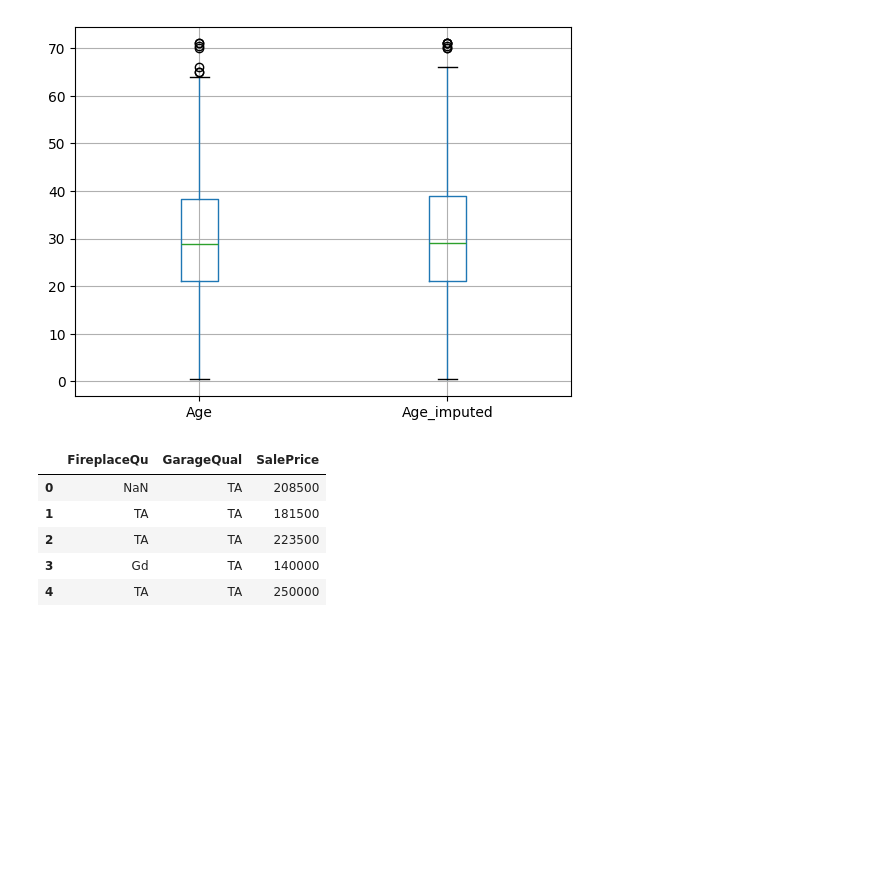
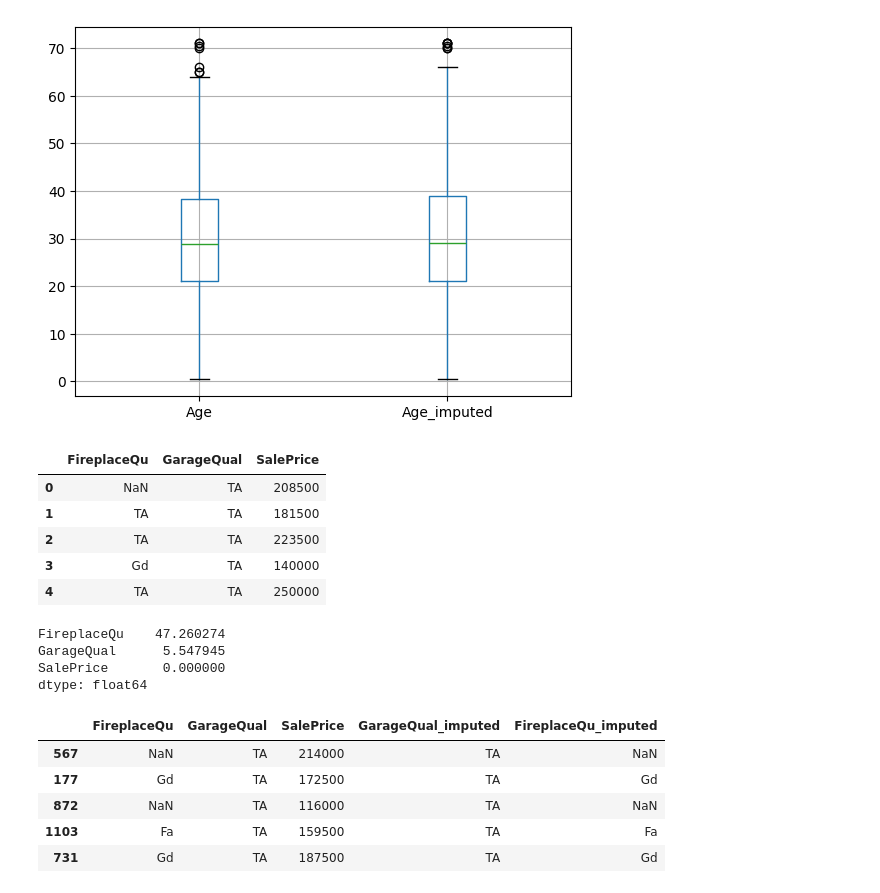
Before and after one commit to tmsachins/ML_Univariate_data_imput_Random, a Jupyter notebook: main_uni_random.ipynb, the cells around one changed output. Drawn from its saved outputs; the diff is of its cells as text; code cells hidden in the pictures; blank space fills up the shorter version.

```diff
--- a/main_uni_random.ipynb
+++ b/main_uni_random.ipynb
@@ -174,3 +174,30 @@ data.head()
 | 2 | TA | TA | 223500 |
 | 3 | Gd | TA | 140000 |
 | 4 | TA | TA | 250000 |
+# %%
+data.isnull().mean() * 100
+# %% [output]
+FireplaceQu    47.260274
+GarageQual      5.547945
+SalePrice       0.000000
+dtype: float64
+# %%
+X = data
+y = data['SalePrice']
+# %%
+X_train,X_test,y_train,y_test = train_test_split(X,y,test_size=0.2,random_state=2)
+# %%
+X_train['GarageQual_imputed'] = X_train['GarageQual']
+X_test['GarageQual_imputed'] = X_test['GarageQual']
+
+X_train['FireplaceQu_imputed'] = X_train['FireplaceQu']
+X_test['FireplaceQu_imputed'] = X_test['FireplaceQu']
+# %%
+X_train.sample(5)
+# %% [output]
+|  | FireplaceQu | GarageQual | SalePrice | GarageQual_imputed | FireplaceQu_imputed |
+| 567 | NaN | TA | 214000 | TA | NaN |
+| 177 | Gd | TA | 172500 | TA | Gd |
+| 872 | NaN | TA | 116000 | TA | NaN |
+| 1103 | Fa | TA | 159500 | TA | Fa |
+| 731 | Gd | TA | 187500 | TA | Gd |
```
